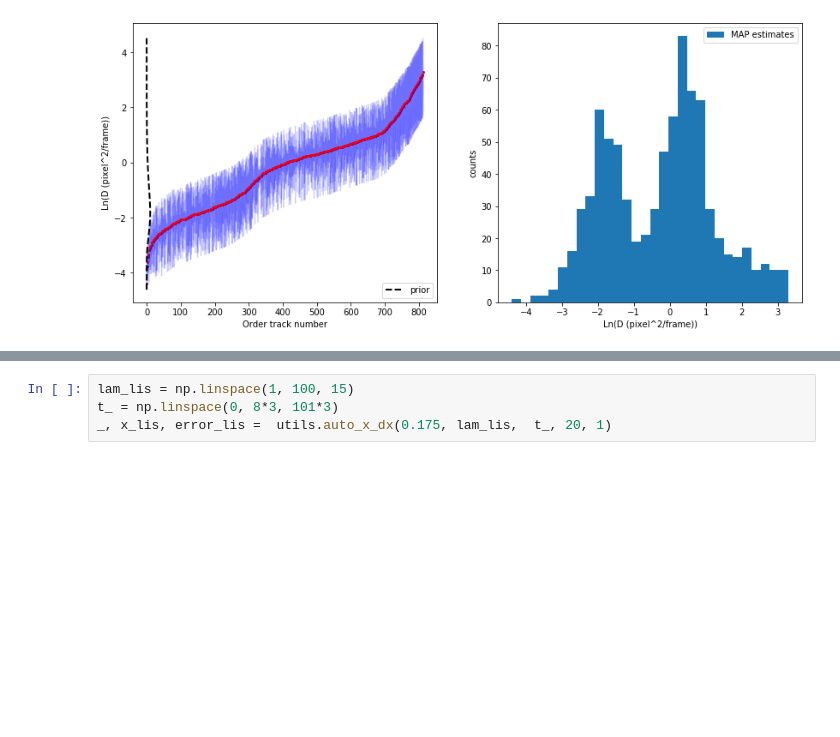
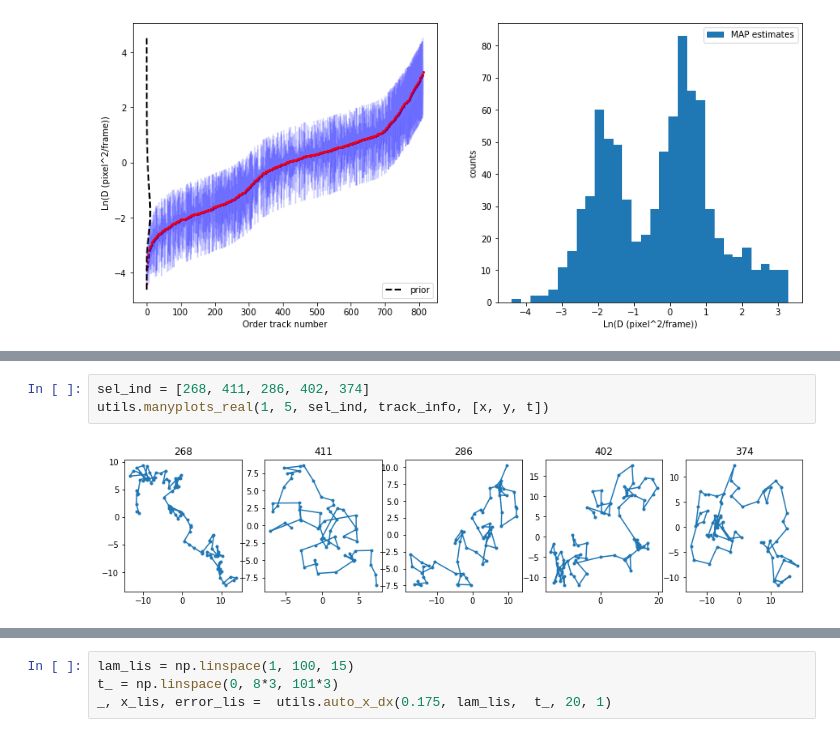
Before and after one commit to kirangauthier/enzymeBayesKucukelbir, a Jupyter notebook: FinalNoteBook.ipynb, the cells around one changed output, grey strips where cells are left out. Cells and saved outputs as stored; diff of their text form; blank space fills up the shorter version.

```diff
--- a/FinalNoteBook.ipynb
+++ b/FinalNoteBook.ipynb
@@ -69,0 +122,5 @@ We see that both stuck enzyme and HPW model seems to be able to reproduce the co
+# %%
+sel_ind = [268, 411, 286, 402, 374]
+utils.manyplots_real(1, 5, sel_ind, track_info, [x, y, t])
+# %% [output]
+[figure, added]
```
Also changed, not shown: parts of 32 cells of this notebook, 1 other file.
